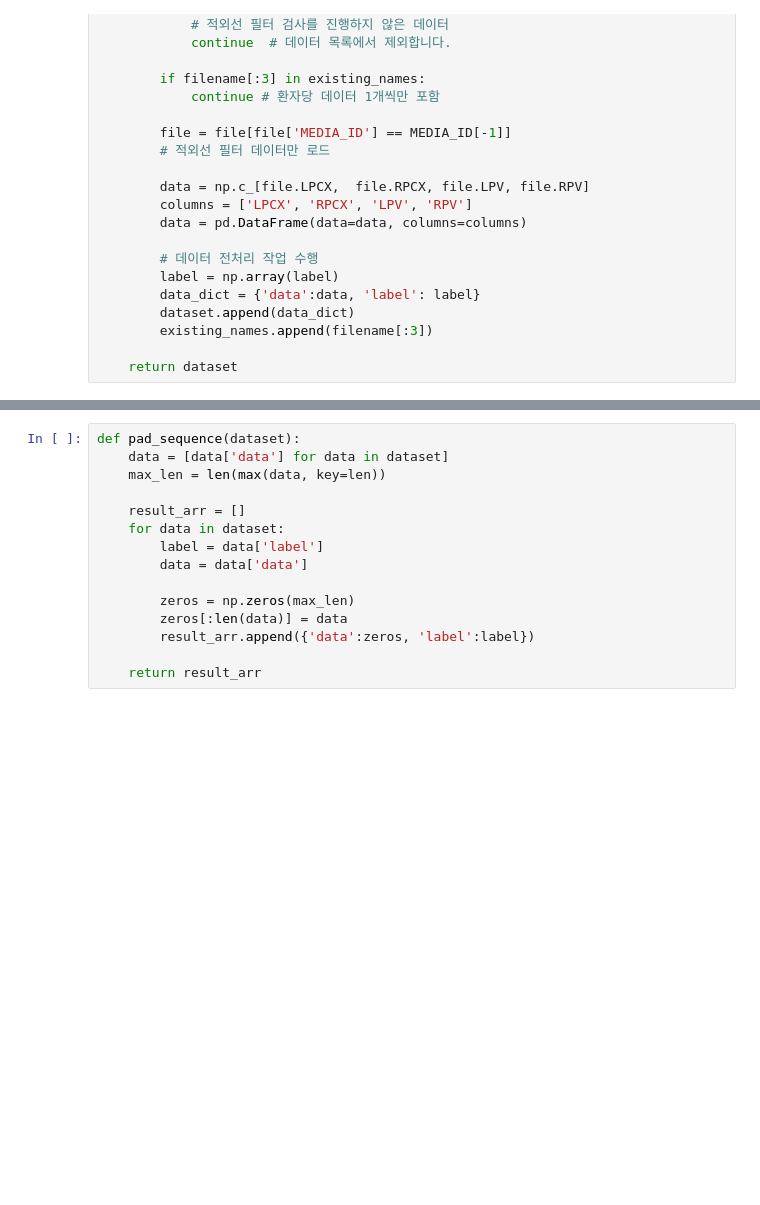
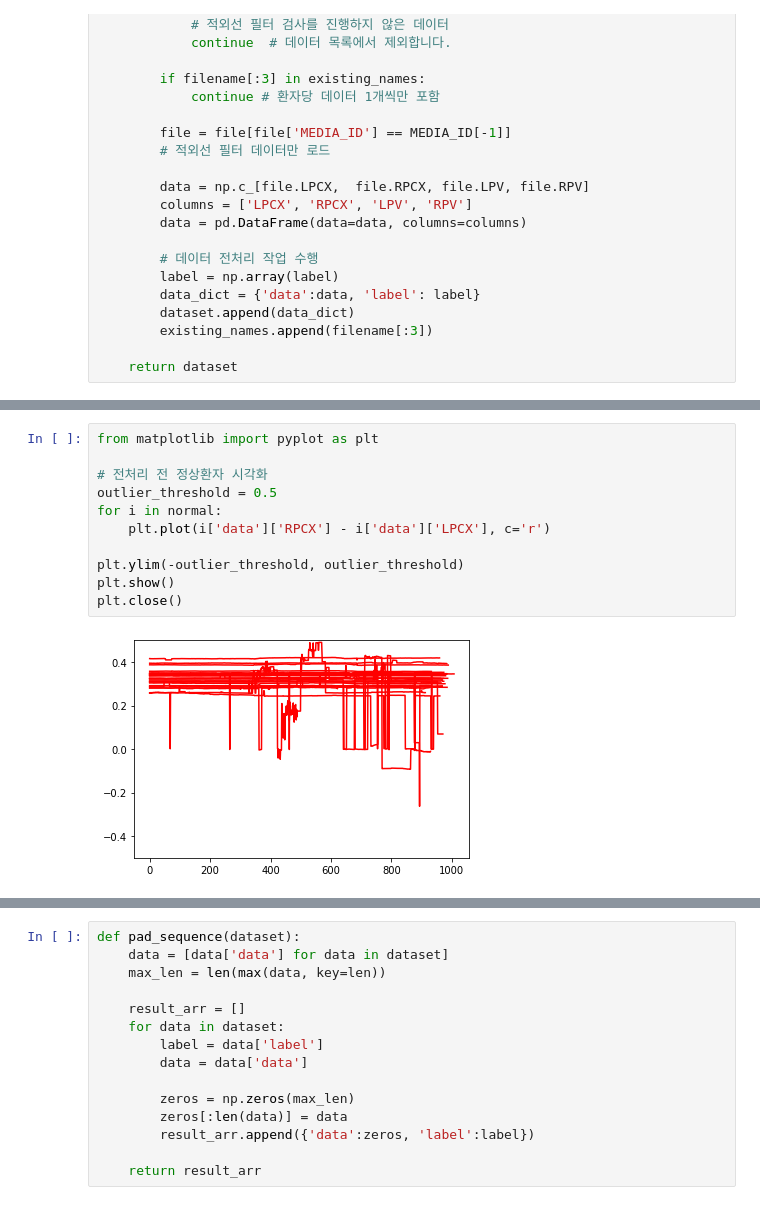
Before and after one commit to hyunwoongko/strabismus-recognition, a Jupyter notebook: analysis/analysis.ipynb, the cells around one changed output, grey strips where cells are left out. Saved outputs shown, nothing was run; the diff lists cells and outputs as text; blank space fills up the shorter version.

```diff
--- a/analysis/analysis.ipynb
+++ b/analysis/analysis.ipynb
@@ -52,0 +70,13 @@ exotropia = load_data('exotropia', max_len=1000, label=1)
+# %%
+from matplotlib import pyplot as plt
+
+# 전처리 전 정상환자 시각화
+outlier_threshold = 0.5
+for i in normal:
+    plt.plot(i['data']['RPCX'] - i['data']['LPCX'], c='r')
+
+plt.ylim(-outlier_threshold, outlier_threshold)
+plt.show()
+plt.close()
+# %% [output]
+[figure, added]
```
Also changed, not shown: parts of 30 cells of this notebook.
